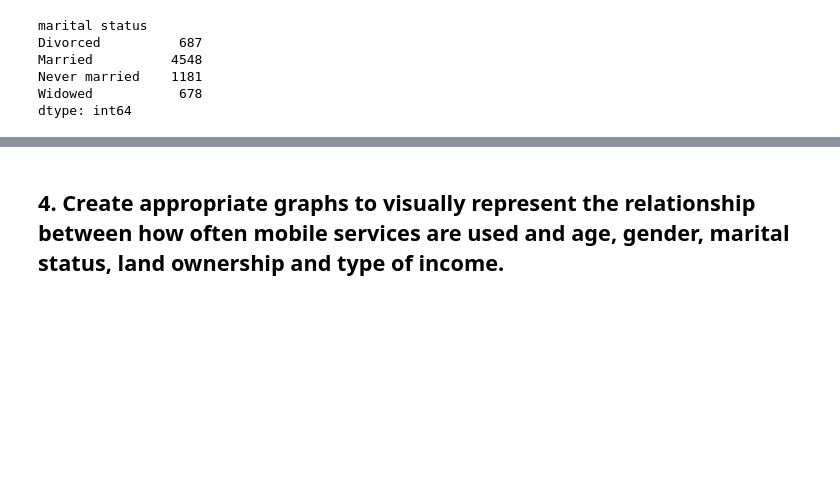
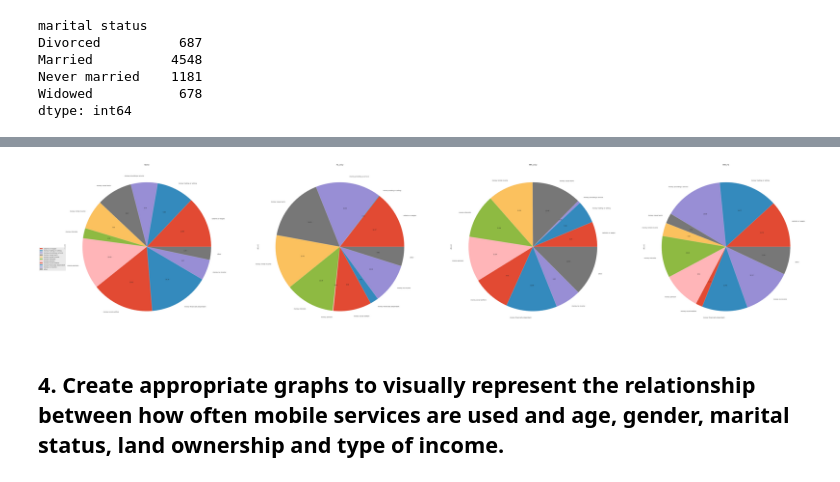
Before and after one commit to pulengmoru/data_visualization, a Jupyter notebook: mobile_money/mobile_money.ipynb, the cells around one changed output, grey strips where cells are left out. Cells and saved outputs as stored; diff of their text form; code cells hidden in the pictures; blank space fills up the shorter version.

```diff
--- a/mobile_money/mobile_money.ipynb
+++ b/mobile_money/mobile_money.ipynb
@@ -194,17 +201,36 @@ income_type = cash_outlet['salaries or wages','money trading or selling',
 # %%
-df = pd.DataFrame(3 * np.random.rand(4, 4), index=[income_type],
-columns=['None','FS_only','MM_only','MM_FS'])
+df = pd.DataFrame(3 * np.random.rand(11, 4), index=['salaries or wages','money trading or selling',
+                          'money providing a service',
+                          'money casual work',
+                          'money rental income',
+                          'money interests',
+                          'money pension',
+                          'money social welfare',
+                          'money financially dependant',
+                          'money no income', 'other'],
+                  columns=['None','FS_only','MM_only','MM_FS'])
 
-plt.style.use('ggplot')
+labels = list(['salaries or wages','money trading or selling',
+                          'money providing a service',
+                          'money casual work',
+                          'money rental income',
+                          'money interests',
+                          'money pension',
+                          'money social welfare',
+                          'money financially dependant',
+                          'money no income', 'other'])
 
-fig, axes = plt.subplots(1,4, figsize=(10,5))
+fig, axes = plt.subplots(1,4, figsize=(100,50))
 for ax, col in zip(axes, df.columns):
-    ax.pie(df[col], labels=df.index, autopct='%.2f', colors=colors)
-    ax.set(ylabel='', title=col, aspect='equal')
+    ax.pie(df[col], labels = labels, autopct='%.2f')
+    ax.set(ylabel='df[col]', title=col, aspect='equal')
 
 axes[0].legend(bbox_to_anchor=(0, 0.5))
 
+
 plt.show()
+# %% [output]
+[figure, added]
 # %% [markdown]
 ## 4. Create appropriate graphs to visually represent the relationship between how often mobile services are used and age, gender, marital status, land ownership and type of income.
 # %%
```
Also changed, not shown: parts of 17 cells of this notebook, 1 other file.
